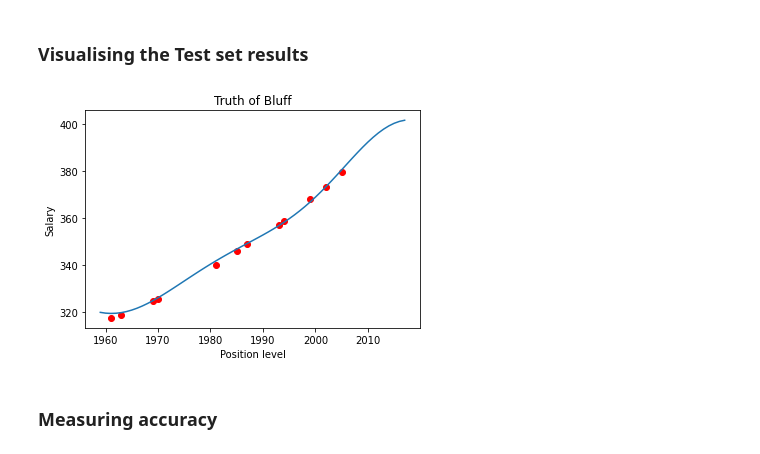
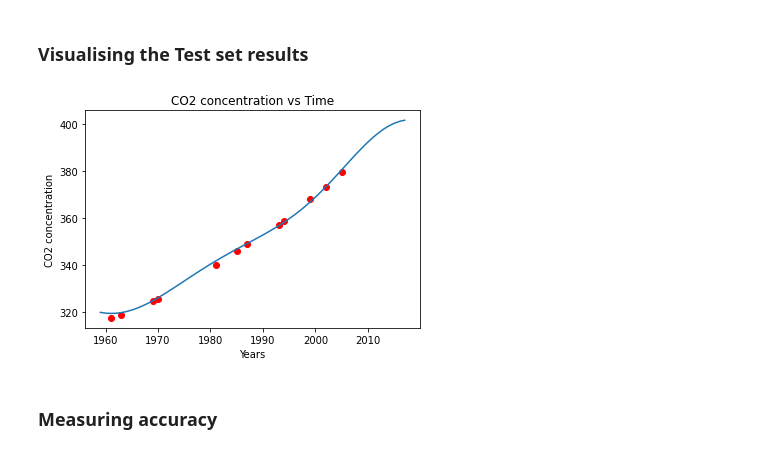
Before and after one commit to LeudoNeto/dangerous-co2-conc-predict, a Jupyter notebook: co2.ipynb, the cells around one changed output. Cells and saved outputs as stored; diff of their text form; code cells hidden in the pictures.

```diff
--- a/co2.ipynb
+++ b/co2.ipynb
@@ -154,12 +154,12 @@ SVR()
 # %%
 plt.scatter(x_test,y_test,color='red')
 plt.plot(x, sc_y.inverse_transform(svr_regressor.predict(sc_x.transform(x)).reshape(-1,1)))
-plt.title('Truth of Bluff')
-plt.xlabel('Position level')
-plt.ylabel('Salary')
+plt.title('CO2 concentration vs Time')
+plt.xlabel('Years')
+plt.ylabel('CO2 concentration')
 plt.show()
 # %% [output]
-[figure, old version]
+[figure, new version]
 # %% [markdown]
 ### Measuring accuracy
 # %%
```
Also changed, not shown: parts of 10 cells of this notebook.
